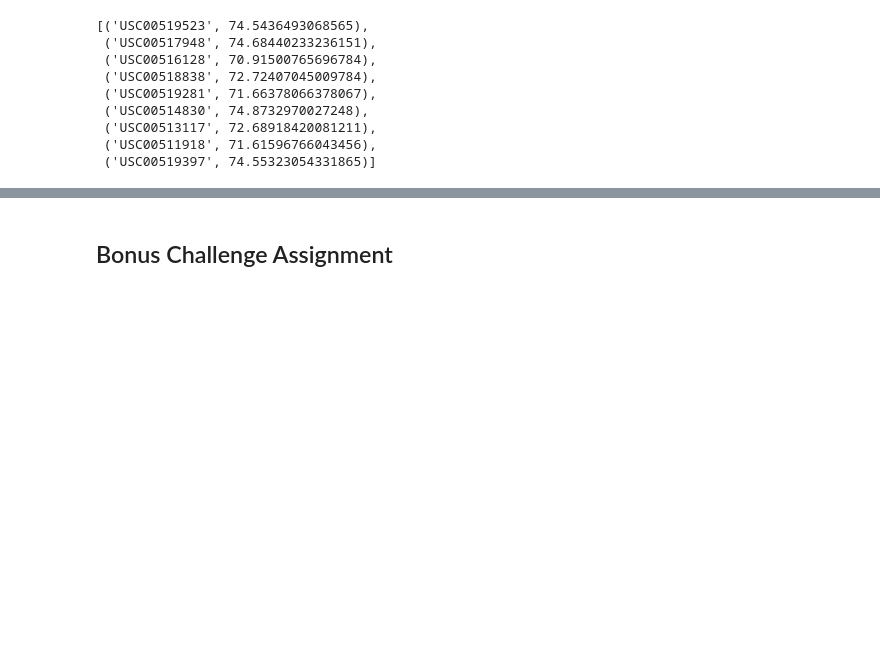
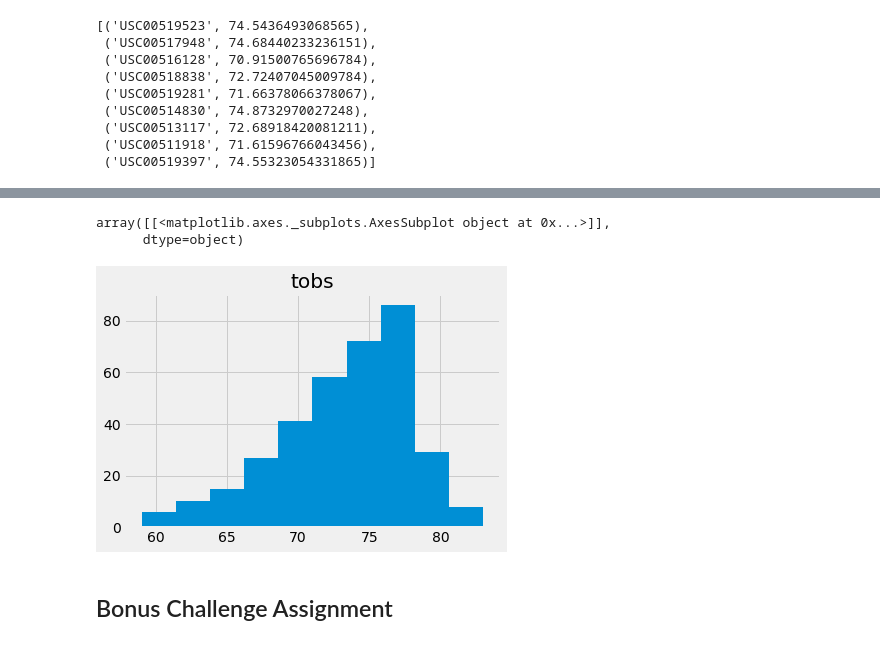
Before and after one commit to theesacker/sqlalchemy-challenge, a Jupyter notebook: climate_starter.ipynb, the cells around one changed output, grey strips where cells are left out. Drawn from its saved outputs; the diff is of its cells as text; code cells hidden in the pictures; blank space fills up the shorter version.

Commit message:
completing histogram

```diff
--- a/climate_starter.ipynb
+++ b/climate_starter.ipynb
@@ -172,3 +172,6 @@ session.query(Measurement.station, func.avg(Measurement.tobs)).group_by(Measurem
 # %%
 # Choose the station with the highest number of temperature observations.
 # Query the last 12 months of temperature observation data for this station and plot the results as a histogram
+yeartemp = session.query(Measurement.station,Measurement.tobs).\
+filter(Measurement.date > dt.date(2016, 8, 22)).\
+filter(Measurement.station =="USC00519281").all()
@@ -174,0 +198,11 @@ session.query(Measurement.station, func.avg(Measurement.tobs)).group_by(Measurem
+# %%
+# yeartemp
+# Perform a query to retrieve the data and precipitation scores
+station = [temp[0] for temp in yeartemp]
+tobs = [temp[1] for temp in yeartemp]
+
+# Save the query results as a Pandas DataFrame and set the index to the date column
+t_df = pd.DataFrame(yeartemp, columns=["station","tobs"])
+# t_df.set_index("date", inplace=True)
+# t_df = t_df.rename(columns={"date": "Date", "precip":"Precipitation"})
+t_df.head(10)
@@ -175,3 +221,9 @@ session.query(Measurement.station, func.avg(Measurement.tobs)).group_by(Measurem
+# %%
+t_df.hist()
+# %% [output]
+array([[<matplotlib.axes._subplots.AxesSubplot object at 0x...>]],
+      dtype=object)
+[figure, added]
 # %% [markdown]
 ## Bonus Challenge Assignment
 # %%
```
Also changed, not shown: parts of 2 cells of this notebook.
